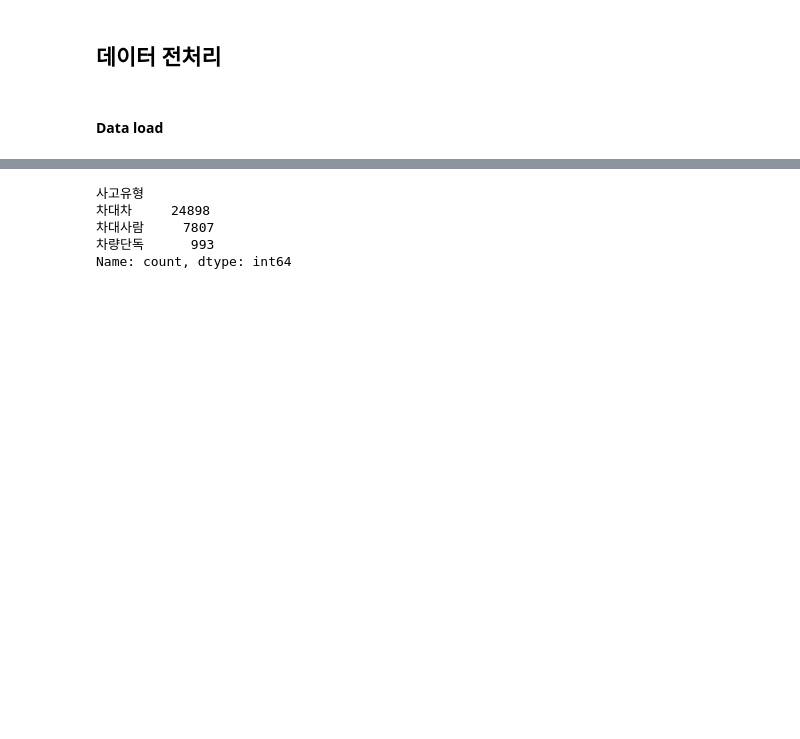
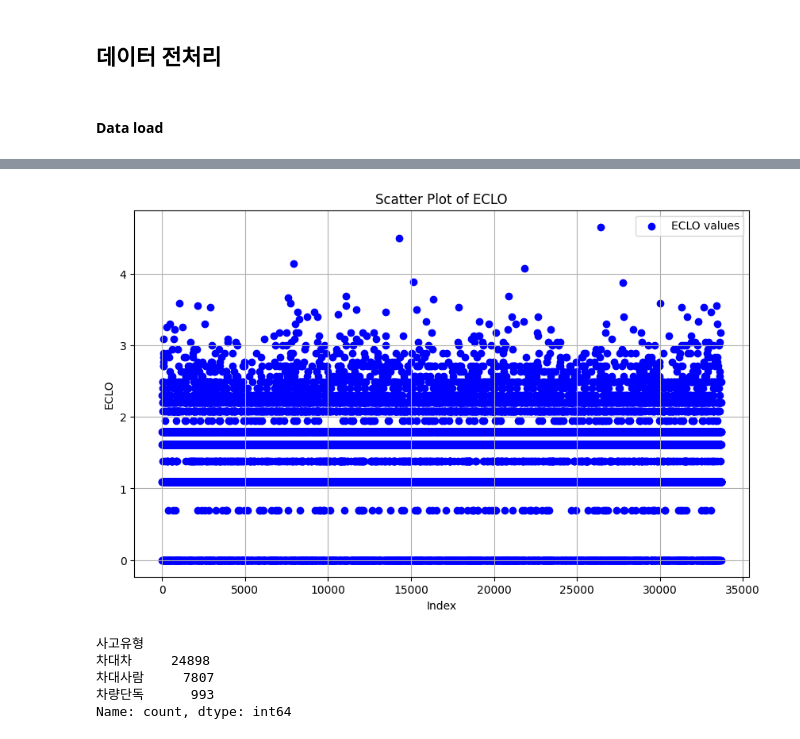
Before and after one commit to thdfydgh/2024_DataMining_TeamProject_1team, a Jupyter notebook: predict_model/modeling.ipynb, the cells around one changed output, grey strips where cells are left out. Cells and saved outputs as stored; diff of their text form; code cells hidden in the pictures; blank space fills up the shorter version.

```diff
--- a/predict_model/modeling.ipynb
+++ b/predict_model/modeling.ipynb
@@ -13,0 +20,8 @@ test = pd.read_csv(r"C:\Users\thdfy\OneDrive\바탕 화면\Datamining_Teampro\da
+# %%
+import numpy as np
+
+# Applying logarithm to the 'ECLO' values, adding a small constant to avoid log(0)
+train['ECLO_log'] = np.log(train['ECLO'] + 1e-9)
+
+# Displaying the first few rows to check the new column
+train[['ECLO', 'ECLO_log']].head()
@@ -14,3 +35,16 @@ test = pd.read_csv(r"C:\Users\thdfy\OneDrive\바탕 화면\Datamining_Teampro\da
+# %%
+import pandas as pd
+import matplotlib.pyplot as plt
+plt.figure(figsize=(10, 6))
+plt.scatter(train.index, train['ECLO_log'], color='blue', label='ECLO values')
+plt.title('Scatter Plot of ECLO')
+plt.xlabel('Index')
+plt.ylabel('ECLO')
+plt.legend()
+plt.grid(True)
+plt.show()
+# %% [output]
+[figure, added]
 # %%
 train.drop(columns=['사고번호'], inplace = True)
 test.drop(columns=['사고번호'], inplace = True)
```
Also changed, not shown: parts of 16 cells of this notebook, 3 other files.
